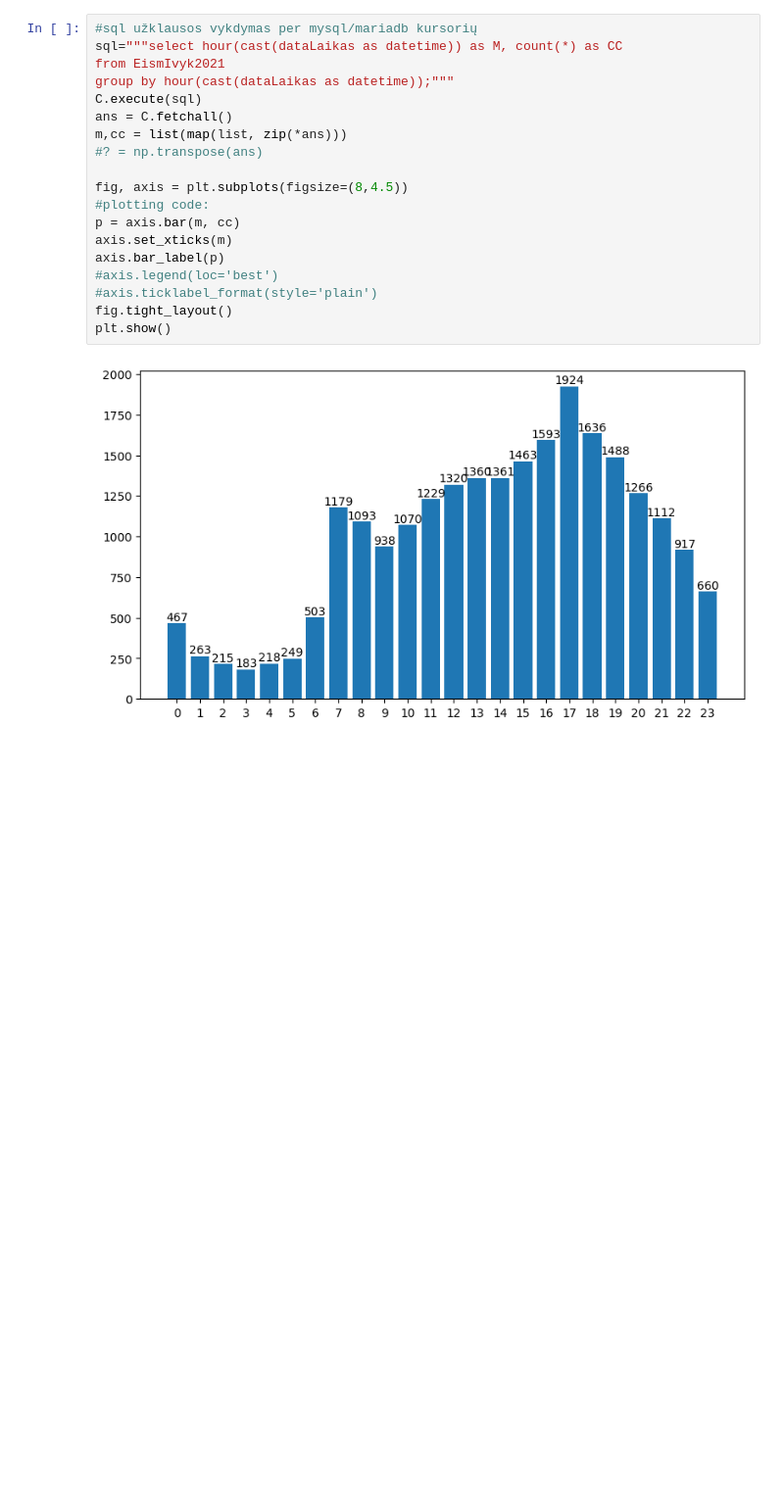
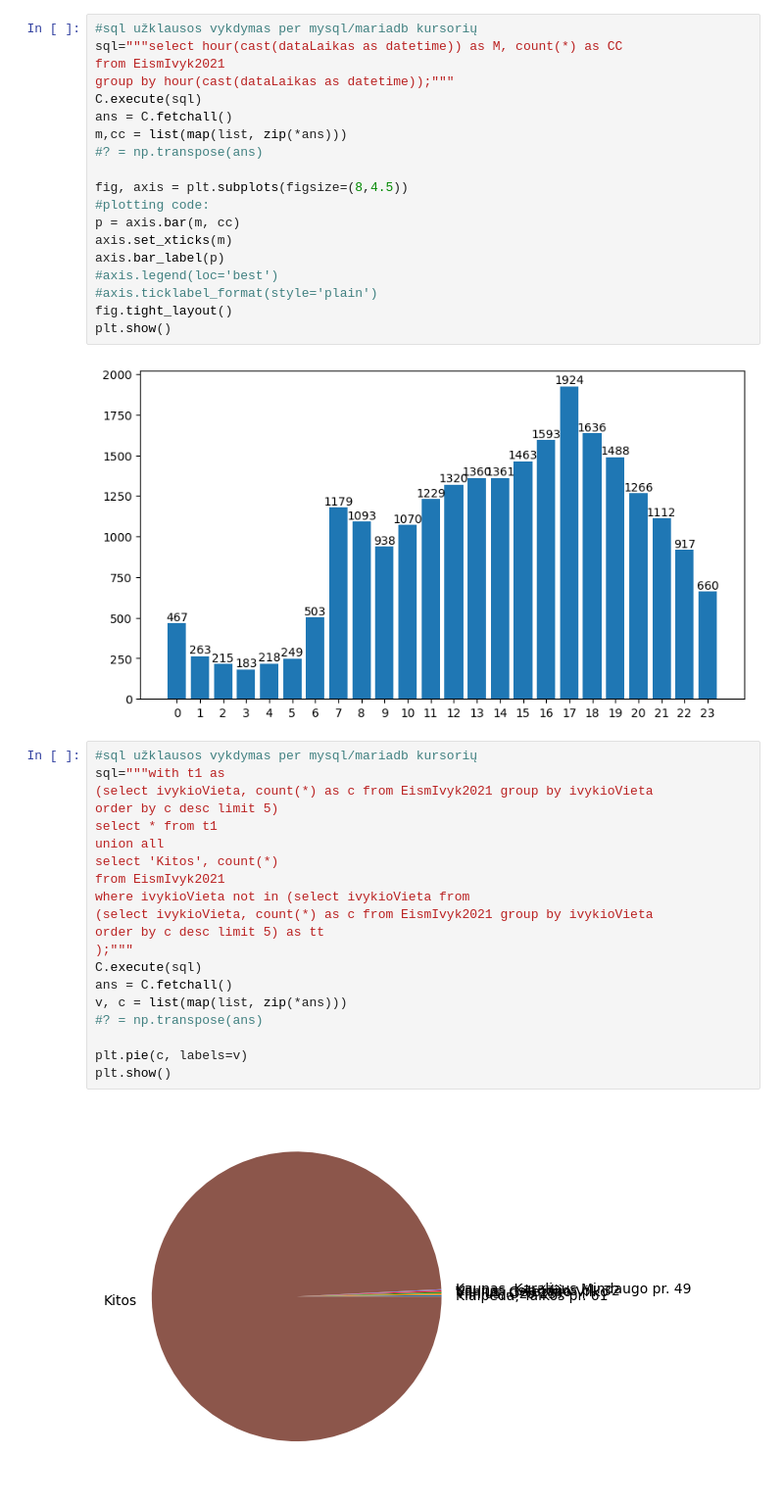
Before and after one commit to ISeeBugsEverywhere/DataScienceNotebooks, a Jupyter notebook: Notebooks/25paskaita.ipynb, the cells around one changed output. Shown at 98% size. Drawn from its saved outputs; the diff is of its cells as text; blank space fills up the shorter version.

```diff
--- a/Notebooks/25paskaita.ipynb
+++ b/Notebooks/25paskaita.ipynb
@@ -174,3 +174,25 @@ fig.tight_layout()
 plt.show()
 # %% [output]
 [figure]
+# %%
+#sql užklausos vykdymas per mysql/mariadb kursorių
+sql="""with t1 as
+(select ivykioVieta, count(*) as c from EismIvyk2021 group by ivykioVieta
+order by c desc limit 5)
+select * from t1
+union all
+select 'Kitos', count(*)
+from EismIvyk2021
+where ivykioVieta not in (select ivykioVieta from
+(select ivykioVieta, count(*) as c from EismIvyk2021 group by ivykioVieta
+order by c desc limit 5) as tt
+);"""
+C.execute(sql)
+ans = C.fetchall()
+v, c = list(map(list, zip(*ans)))
+#? = np.transpose(ans)
+
+plt.pie(c, labels=v)
+plt.show()
+# %% [output]
+[figure, added]
```
Also changed, not shown: parts of 3 cells of this notebook, 1 other file.
